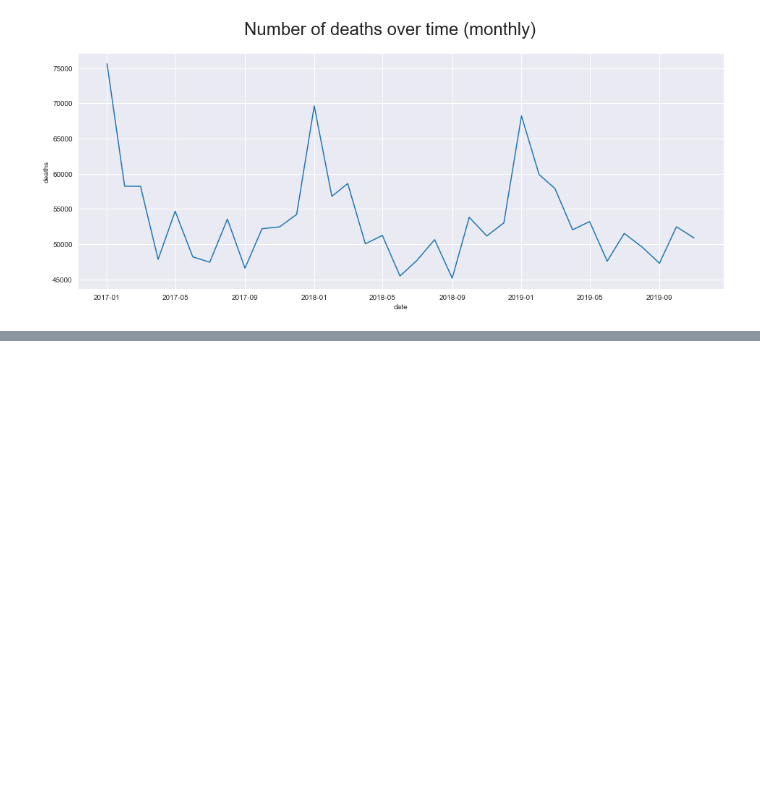
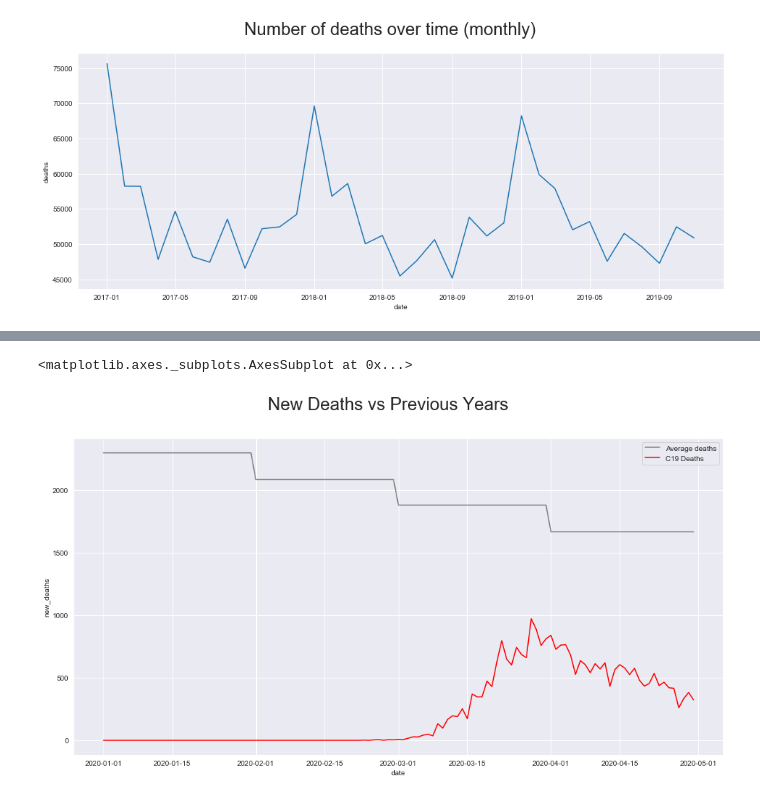
Before and after one commit to adamjakab/covid-19, a Jupyter notebook: italy.ipynb, the cells around one changed output, grey strips where cells are left out. Saved outputs shown, nothing was run; the diff lists cells and outputs as text; code cells hidden in the pictures; blank space fills up the shorter version.

```diff
--- a/italy.ipynb
+++ b/italy.ipynb
@@ -114,0 +195,5 @@ sns.lineplot(x='month', y="deaths", markers=True, color="red", label="past years
+# %%
+c19_mrg = c19_sel.reset_index(inplace = False, drop = False)
+c19_mrg = c19_mrg.merge(avg_deaths,how='left', left_on='month', right_on='month')
+c19_mrg.set_index('date', inplace=True)
+c19_mrg
@@ -114,0 +215,13 @@ sns.lineplot(x='month', y="deaths", markers=True, color="red", label="past years
+# %%
+sns.set_style("dark")
+fig, axes = plt.subplots(nrows=1, figsize=(16, 8))
+fig.suptitle('New Deaths vs Previous Years', fontsize=24)
+
+ax = axes
+ax.grid(b=True, which='major', color='w', linewidth=1.0)
+
+sns.lineplot(x=c19_mrg.index, y="daily", color="gray", label="Average deaths", data=c19_mrg, ax=ax)
+sns.lineplot(x=c19_mrg.index, y="new_deaths", color="red", label="C19 Deaths", data=c19_mrg, ax=ax)
+# %% [output]
+<matplotlib.axes._subplots.AxesSubplot at 0x...>
+[figure, added]
```
Also changed, not shown: parts of 22 cells of this notebook.
